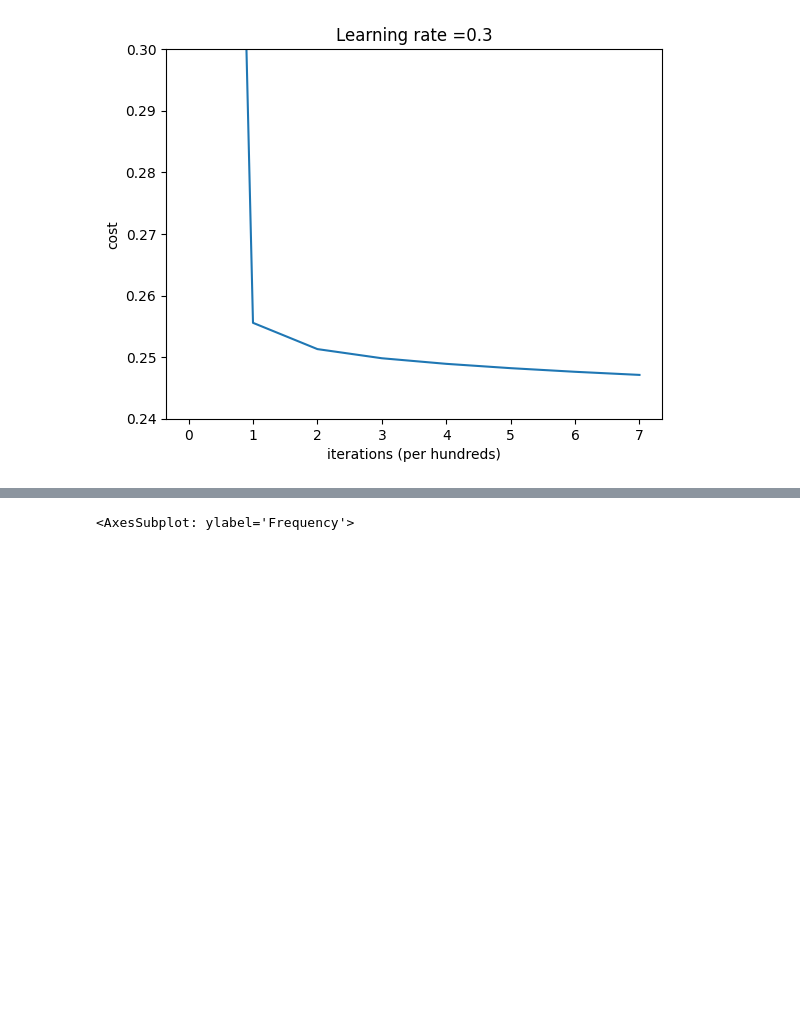
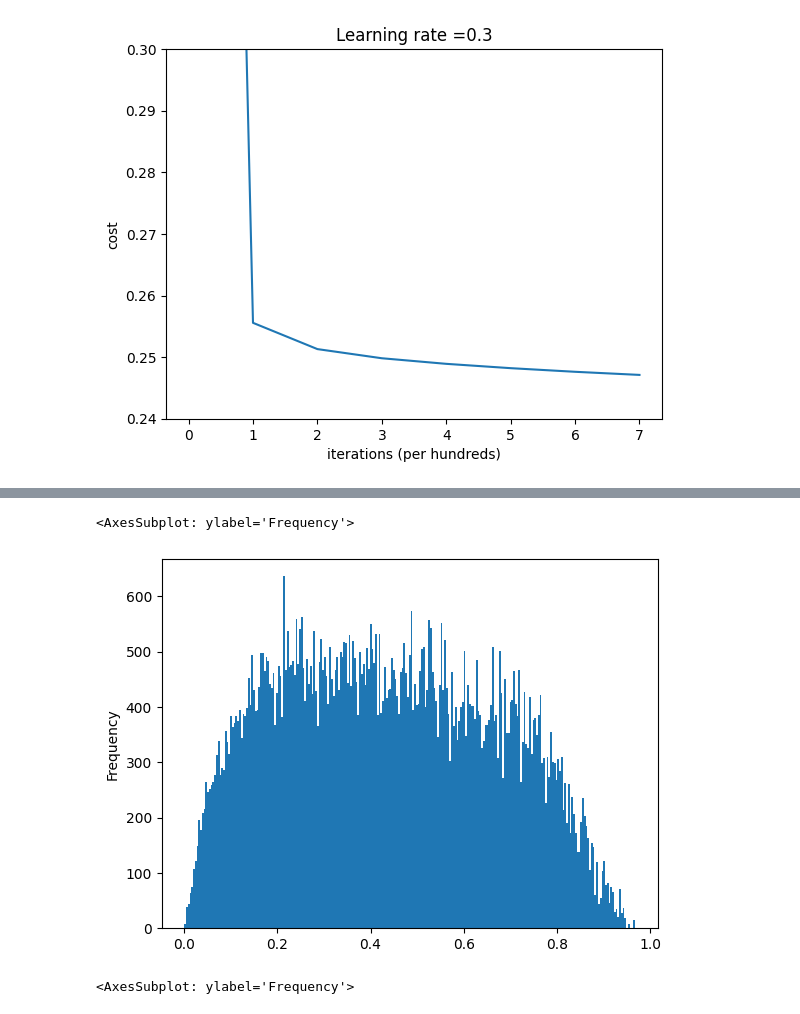
Before and after one commit to jackonedev/pipelines_and_machine_learning, a Jupyter notebook: NN_model.ipynb, the cells around one changed output, grey strips where cells are left out. Drawn from its saved outputs; the diff is of its cells as text; code cells hidden in the pictures; blank space fills up the shorter version.

```diff
--- a/NN_model.ipynb
+++ b/NN_model.ipynb
@@ -1181,4 +1492,9 @@ plot_costs(costs, learning_rate, y_max=0.3)
 # %%
+# Last Model: Undersampling Set
 train_proba = predict_proba(test_x_flatten, Y_test, parameters)
 test_proba = predict_proba(test_x_flatten, Y_test, parameters)
+pd.Series(train_proba).plot(kind="hist", bins=255, alpha=1)
+# %% [output]
+<AxesSubplot: ylabel='Frequency'>
+[figure, added]
 # %%
```
Also changed, not shown: parts of 25 cells of this notebook, 1 other file.
